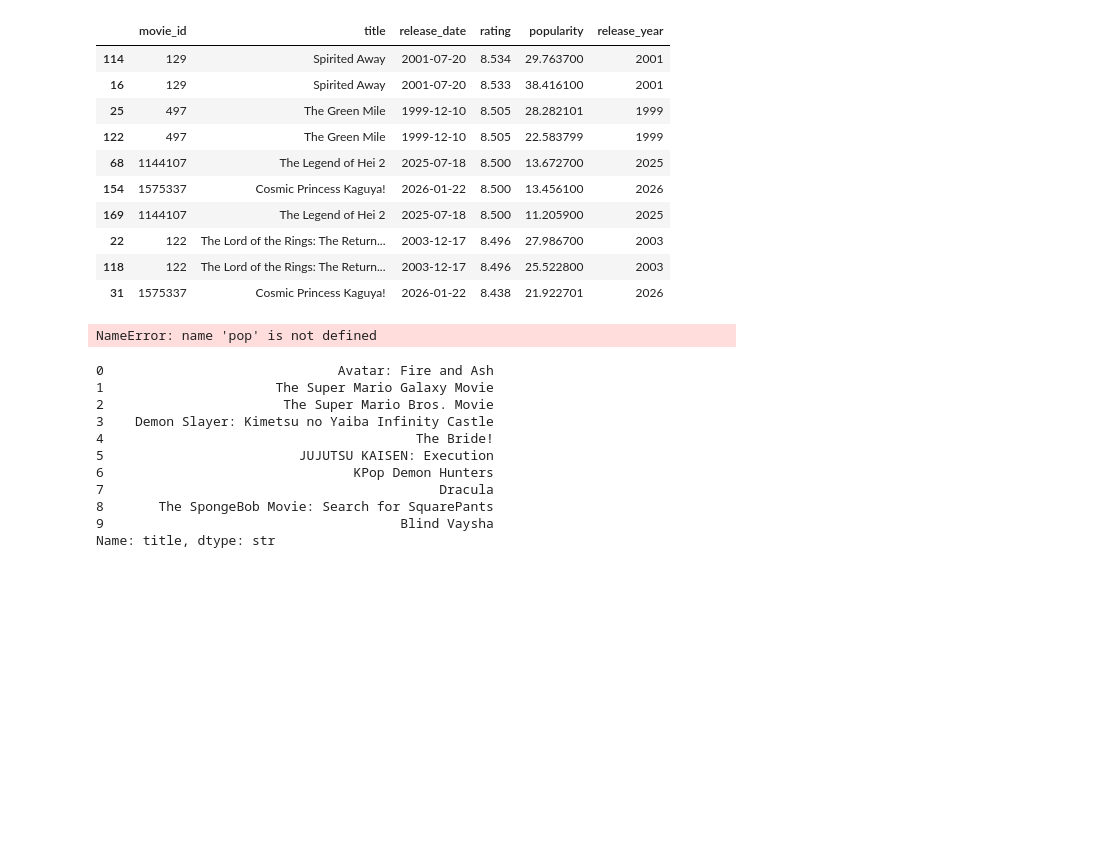
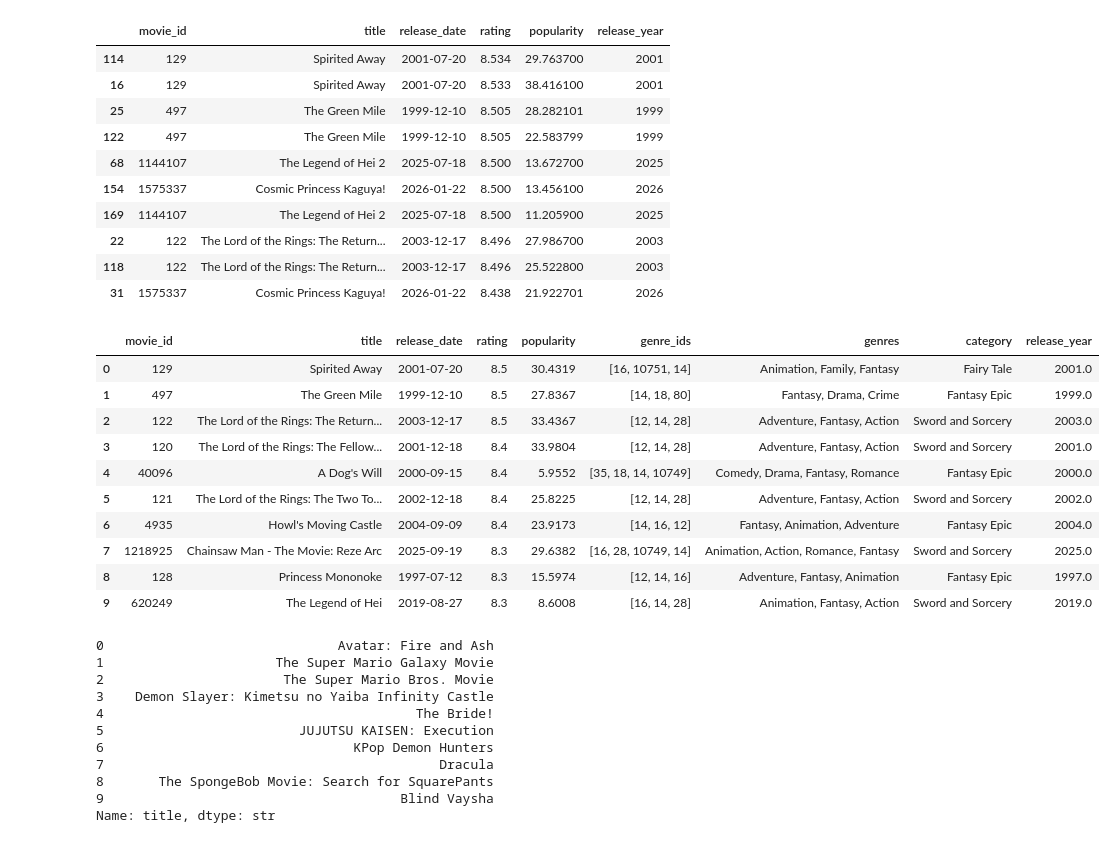
Before and after one commit to GrannyApples/Grupp7_Datavisualisering_DE_UX, a Jupyter notebook: notebooks/eda_ghalia.ipynb, the cells around one changed output. Cells and saved outputs as stored; diff of their text form; code cells hidden in the pictures; blank space fills up the shorter version.

```diff
--- a/notebooks/eda_ghalia.ipynb
+++ b/notebooks/eda_ghalia.ipynb
@@ -156,9 +156,19 @@ df.sort_values('rating', ascending=False).head(10) # visa de 10 filmer med högs
 | 31 | 1575337 | Cosmic Princess Kaguya! | 2026-01-22 | 8.438 | 21.922701 | 2026 |
 # %%
 df.sort_values('popularity', ascending=False).head(10)  # visa de 10 filmer som är mest populära
-pop.head(10)
+df.head(10)
 # %% [output]
-NameError: name 'pop' is not defined
+|  | movie_id | title | release_date | rating | popularity | genre_ids | genres | category | release_year |
+| 0 | 129 | Spirited Away | 2001-07-20 | 8.5 | 30.4319 | [16, 10751, 14] | Animation, Family, Fantasy | Fairy Tale | 2001.0 |
+| 1 | 497 | The Green Mile | 1999-12-10 | 8.5 | 27.8367 | [14, 18, 80] | Fantasy, Drama, Crime | Fantasy Epic | 1999.0 |
+| 2 | 122 | The Lord of the Rings: The Return... | 2003-12-17 | 8.5 | 33.4367 | [12, 14, 28] | Adventure, Fantasy, Action | Sword and Sorcery | 2003.0 |
+| 3 | 120 | The Lord of the Rings: The Fellow... | 2001-12-18 | 8.4 | 33.9804 | [12, 14, 28] | Adventure, Fantasy, Action | Sword and Sorcery | 2001.0 |
+| 4 | 40096 | A Dog's Will | 2000-09-15 | 8.4 | 5.9552 | [35, 18, 14, 10749] | Comedy, Drama, Fantasy, Romance | Fantasy Epic | 2000.0 |
+| 5 | 121 | The Lord of the Rings: The Two To... | 2002-12-18 | 8.4 | 25.8225 | [12, 14, 28] | Adventure, Fantasy, Action | Sword and Sorcery | 2002.0 |
+| 6 | 4935 | Howl's Moving Castle | 2004-09-09 | 8.4 | 23.9173 | [14, 16, 12] | Fantasy, Animation, Adventure | Fantasy Epic | 2004.0 |
+| 7 | 1218925 | Chainsaw Man - The Movie: Reze Arc | 2025-09-19 | 8.3 | 29.6382 | [16, 28, 10749, 14] | Animation, Action, Romance, Fantasy | Sword and Sorcery | 2025.0 |
+| 8 | 128 | Princess Mononoke | 1997-07-12 | 8.3 | 15.5974 | [12, 14, 16] | Adventure, Fantasy, Animation | Fantasy Epic | 1997.0 |
+| 9 | 620249 | The Legend of Hei | 2019-08-27 | 8.3 | 8.6008 | [16, 14, 28] | Animation, Fantasy, Action | Sword and Sorcery | 2019.0 |
 # %%
 df.title.head(10)
 # %% [output]
```
